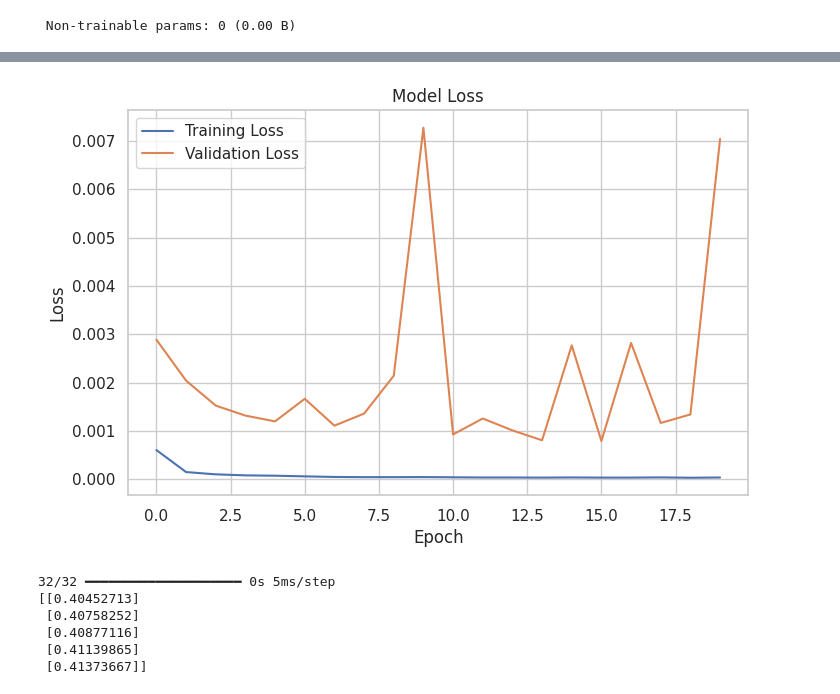
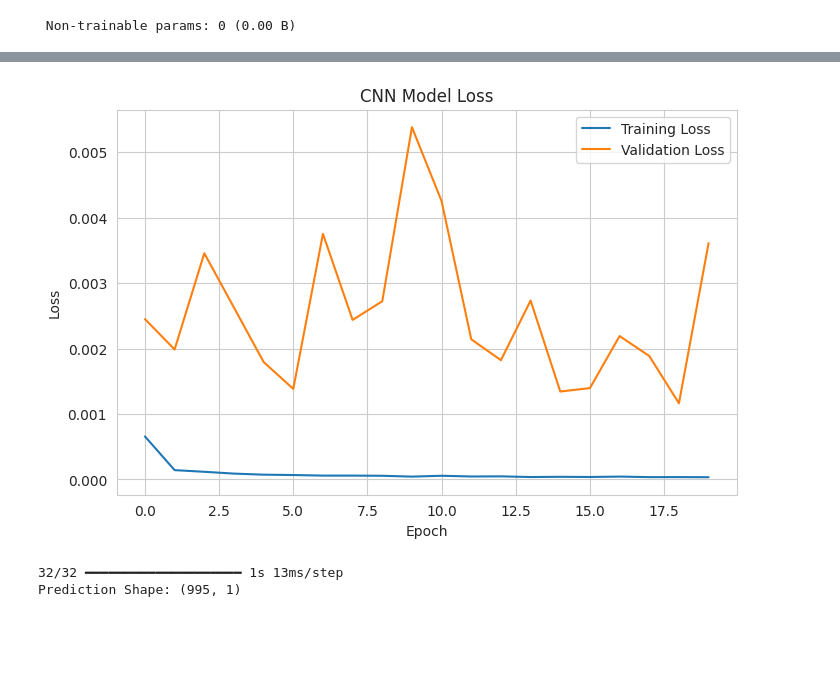
Before and after one commit to rachitranjan7/Stock-Market-Predictor, a Jupyter notebook: Stock_Market_Prediction.ipynb, the cells around one changed output, grey strips where cells are left out. Cells and saved outputs as stored; diff of their text form; code cells hidden in the pictures; blank space fills up the shorter version.

```diff
--- a/Stock_Market_Prediction.ipynb
+++ b/Stock_Market_Prediction.ipynb
@@ -162,11 +186,11 @@ Test Shape: (995, 60, 5)
 # %%
-# ============================================
+# =========================================================
 # CELL 9: Build CNN Model
-# ============================================
+# =========================================================
 
 model = Sequential()
 
-# 1D CNN Layer
+# CNN layer learns local price movement patterns
 model.add(
     Conv1D(
         filters=64,
@@ -176,20 +200,32 @@ model.add(
     )
 )
 
-# Pooling
-model.add(MaxPooling1D(pool_size=2))
+# Reduce dimensionality
+model.add(
+    MaxPooling1D(pool_size=2)
+)
 
-# Prevent Overfitting
-model.add(Dropout(0.2))
+# Helps reduce overfitting
+model.add(
+    Dropout(0.2)
+)
 
-# Flatten
-model.add(Flatten())
+# Flatten feature maps
+model.add(
+    Flatten()
+)
 
-# Dense Layers
-model.add(Dense(50, activation='relu'))
+# Dense layers for final learning
+model.add(
+    Dense(50, activation='relu')
+)
 
-model.add(Dense(1))
+# Final prediction layer
+model.add(
+    Dense(1)
+)
 
+# Compile model
 model.compile(
     optimizer=Adam(learning_rate=0.001),
     loss='mse'
@@ -249,35 +285,31 @@ Epoch 20/20
 # %%
-# ============================================
+# =========================================================
 # CELL 11: Plot Training Loss
-# ============================================
+# =========================================================
 
 plt.figure(figsize=(8,5))
 
 plt.plot(history.history['loss'], label='Training Loss')
 plt.plot(history.history['val_loss'], label='Validation Loss')
 
-plt.title("Model Loss")
+plt.title("CNN Model Loss")
 plt.xlabel("Epoch")
 plt.ylabel("Loss")
 
 plt.legend()
 
 plt.show()
 # %% [output]
-[figure, old version]
+[figure, new version]
 # %%
-# ============================================
-# CELL 12: Make Predictions
-# ============================================
+# =========================================================
+# CELL 12: Generate Predictions
+# =========================================================
 
-predictions = model.predict(X_test)
+predicted_values = model.predict(X_test)
 
-print(predictions[:5])
+print("Prediction Shape:", predicted_values.shape)
 # %% [output]
-32/32 ━━━━━━━━━━━━━━━━━━━━ 0s 5ms/step
-[[0.40452713]
- [0.40758252]
- [0.40877116]
- [0.41139865]
- [0.41373667]]
+32/32 ━━━━━━━━━━━━━━━━━━━━ 1s 13ms/step
+Prediction Shape: (995, 1)
 # %%
```
Also changed, not shown: parts of 13 cells of this notebook.
